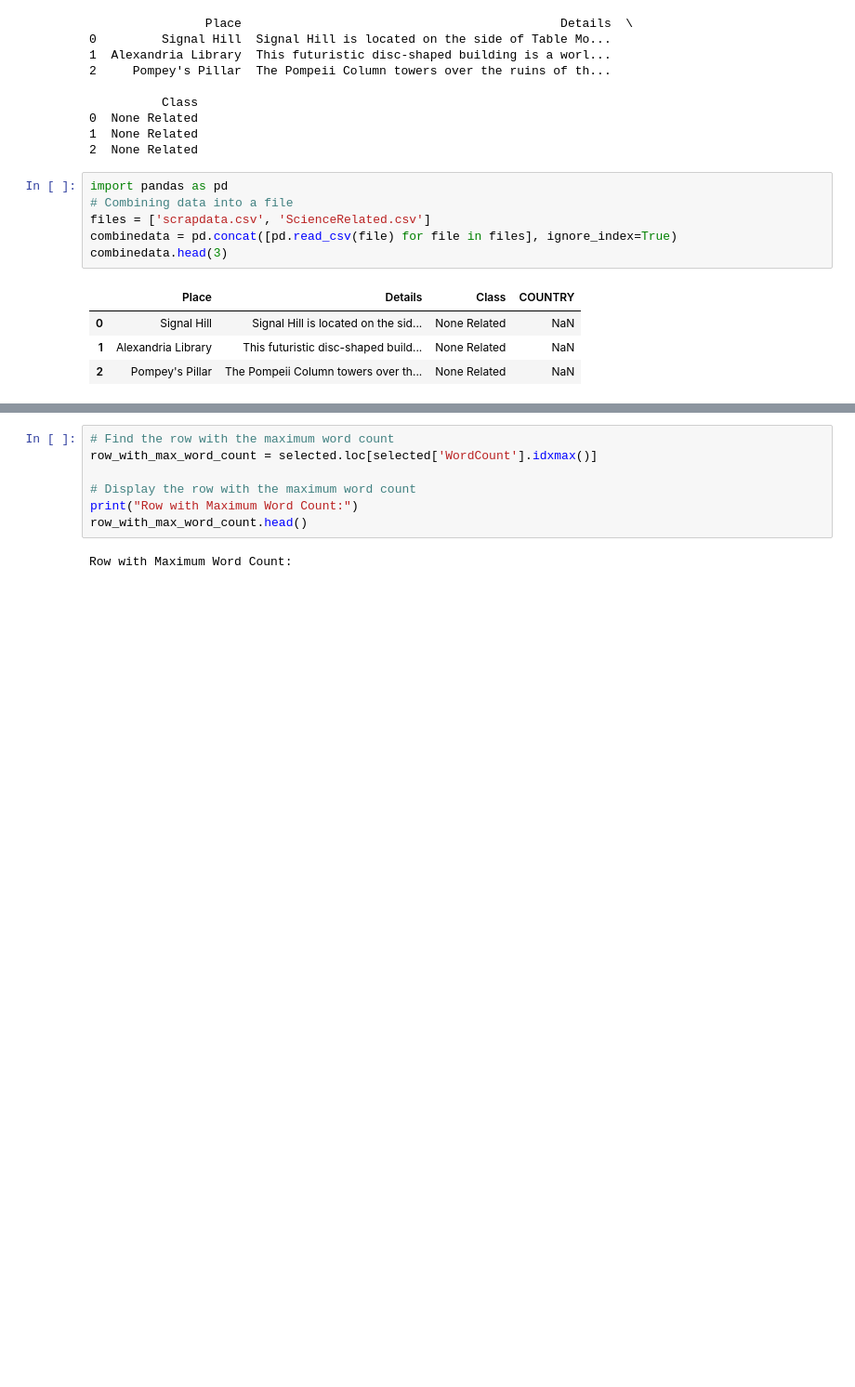
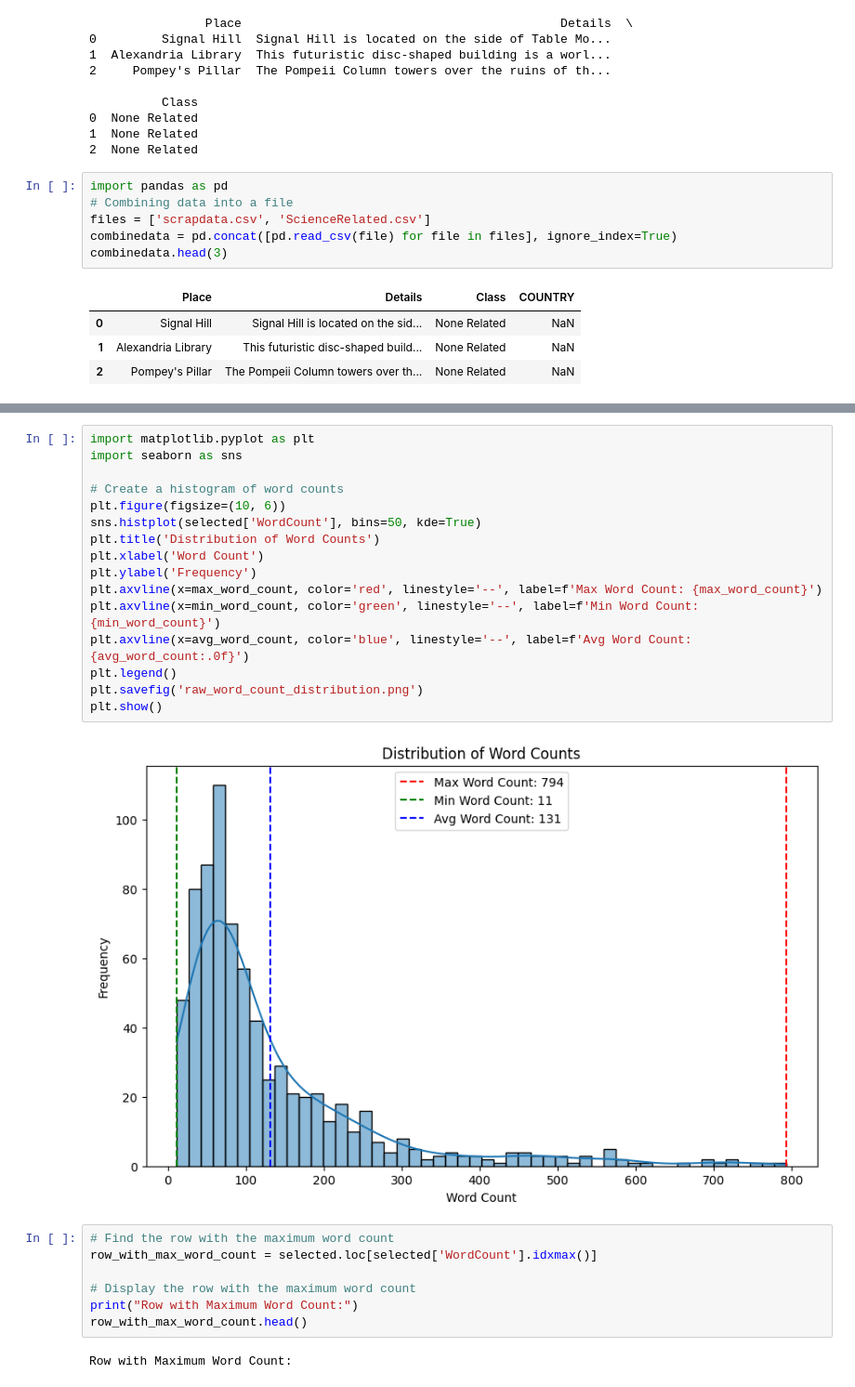
Before and after one commit to NikIrfann/FYP-Text-Classification, a Jupyter notebook: Dataset/CombineData.ipynb, the cells around one changed output, grey strips where cells are left out. Shown at 93% size. Saved outputs shown, nothing was run; the diff lists cells and outputs as text; blank space fills up the shorter version.

```diff
--- a/Dataset/CombineData.ipynb
+++ b/Dataset/CombineData.ipynb
@@ -133,6 +158,24 @@ Average Word Count: 131.26604278074868
 | 2 | Pompey's Pillar | The Pompeii Column towers over th... | None Related | 193 |
 | 3 | Nairobi National Park | Nairobi National Park is 8 kilome... | None Related | 53 |
 | 4 | Giraffe Centre | The Giraffe Center is home to end... | None Related | 193 |
+# %%
+import matplotlib.pyplot as plt
+import seaborn as sns
+
+# Create a histogram of word counts
+plt.figure(figsize=(10, 6))
+sns.histplot(selected['WordCount'], bins=50, kde=True)
+plt.title('Distribution of Word Counts')
+plt.xlabel('Word Count')
+plt.ylabel('Frequency')
+plt.axvline(x=max_word_count, color='red', linestyle='--', label=f'Max Word Count: {max_word_count}')
+plt.axvline(x=min_word_count, color='green', linestyle='--', label=f'Min Word Count: {min_word_count}')
+plt.axvline(x=avg_word_count, color='blue', linestyle='--', label=f'Avg Word Count: {avg_word_count:.0f}')
+plt.legend()
+plt.savefig('raw_word_count_distribution.png')
+plt.show()
+# %% [output]
+[figure, added]
 # %%
 # Find the row with the maximum word count
 row_with_max_word_count = selected.loc[selected['WordCount'].idxmax()]
```
Also changed, not shown: parts of 8 cells of this notebook.
